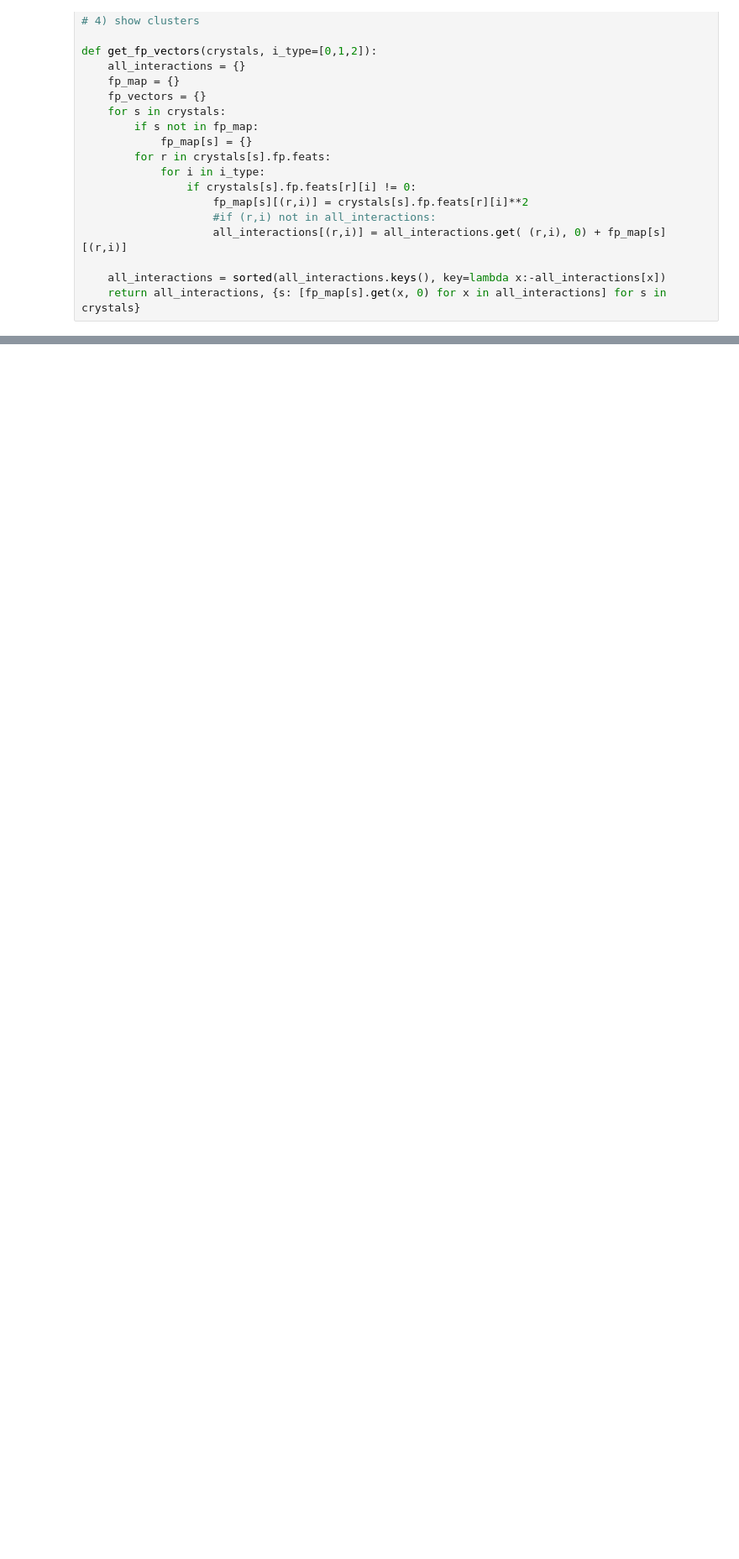
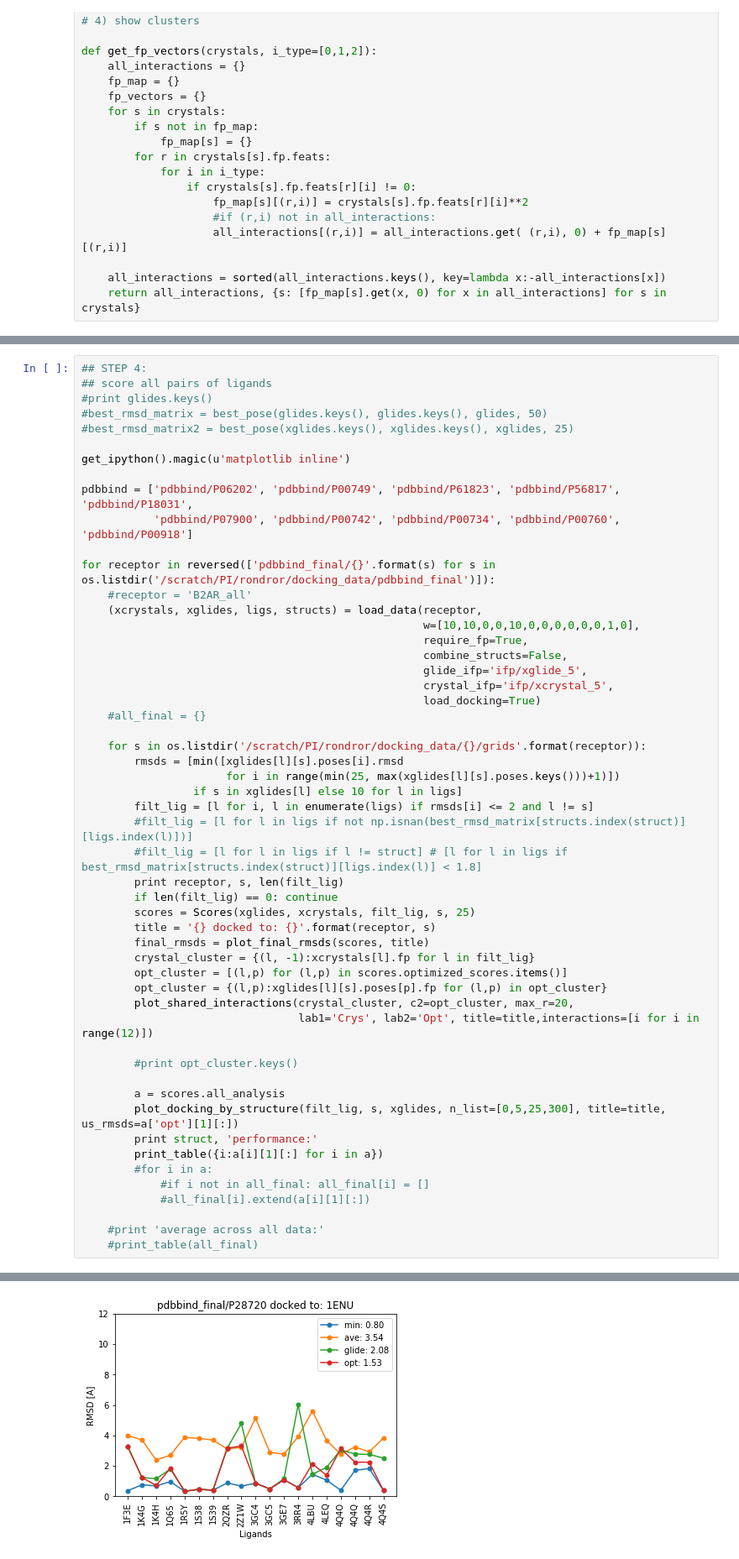
Before and after one commit to orangese/combind_multistruct_benchmarking, a Jupyter notebook: notebooks/main.ipynb, the cells around one changed output, grey strips where cells are left out. Shown at 84% size. Cells and saved outputs as stored; diff of their text form; blank space fills up the shorter version.

```diff
--- a/notebooks/main.ipynb
+++ b/notebooks/main.ipynb
@@ -240,0 +253,54 @@ print prot_rmsds.keys()
+# %%
+## STEP 4:
+## score all pairs of ligands
+#print glides.keys()
+#best_rmsd_matrix = best_pose(glides.keys(), glides.keys(), glides, 50)
+#best_rmsd_matrix2 = best_pose(xglides.keys(), xglides.keys(), xglides, 25)
+
+get_ipython().magic(u'matplotlib inline')
+
+pdbbind = ['pdbbind/P06202', 'pdbbind/P00749', 'pdbbind/P61823', 'pdbbind/P56817', 'pdbbind/P18031',
+           'pdbbind/P07900', 'pdbbind/P00742', 'pdbbind/P00734', 'pdbbind/P00760', 'pdbbind/P00918']
+
+for receptor in reversed(['pdbbind_final/{}'.format(s) for s in os.listdir('/scratch/PI/rondror/docking_data/pdbbind_final')]):
+    #receptor = 'B2AR_all'
+    (xcrystals, xglides, ligs, structs) = load_data(receptor,
+                                                    w=[10,10,0,0,10,0,0,0,0,0,0,1,0],
+                                                    require_fp=True,
+                                                    combine_structs=False,
+                                                    glide_ifp='ifp/xglide_5',
+                                                    crystal_ifp='ifp/xcrystal_5',
+                                                    load_docking=True)
+    #all_final = {}
+
+    for s in os.listdir('/scratch/PI/rondror/docking_data/{}/grids'.format(receptor)):
+        rmsds = [min([xglides[l][s].poses[i].rmsd
+                      for i in range(min(25, max(xglides[l][s].poses.keys()))+1)])
+                 if s in xglides[l] else 10 for l in ligs]
+        filt_lig = [l for i, l in enumerate(ligs) if rmsds[i] <= 2 and l != s]
+        #filt_lig = [l for l in ligs if not np.isnan(best_rmsd_matrix[structs.index(struct)][ligs.index(l)])]
+        #filt_lig = [l for l in ligs if l != struct] # [l for l in ligs if best_rmsd_matrix[structs.index(struct)][ligs.index(l)] < 1.8]
+        print receptor, s, len(filt_lig)
+        if len(filt_lig) == 0: continue
+        scores = Scores(xglides, xcrystals, filt_lig, s, 25)
+        title = '{} docked to: {}'.format(receptor, s)
+        final_rmsds = plot_final_rmsds(scores, title)
+        crystal_cluster = {(l, -1):xcrystals[l].fp for l in filt_lig}
+        opt_cluster = [(l,p) for (l,p) in scores.optimized_scores.items()]
+        opt_cluster = {(l,p):xglides[l][s].poses[p].fp for (l,p) in opt_cluster}
+        plot_shared_interactions(crystal_cluster, c2=opt_cluster, max_r=20,
+                                 lab1='Crys', lab2='Opt', title=title,interactions=[i for i in range(12)])
+
+        #print opt_cluster.keys()
+
+        a = scores.all_analysis
+        plot_docking_by_structure(filt_lig, s, xglides, n_list=[0,5,25,300], title=title, us_rmsds=a['opt'][1][:])
+        print struct, 'performance:'
+        print_table({i:a[i][1][:] for i in a})
+        #for i in a:
+            #if i not in all_final: all_final[i] = []
+            #all_final[i].extend(a[i][1][:])
+
+    #print 'average across all data:'
+    #print_table(all_final)
+# %% [output]
@@ -240,0 +313 @@ print prot_rmsds.keys()
+[figure, added]
```
Also changed, not shown: parts of 8 cells of this notebook, 13 other files.
